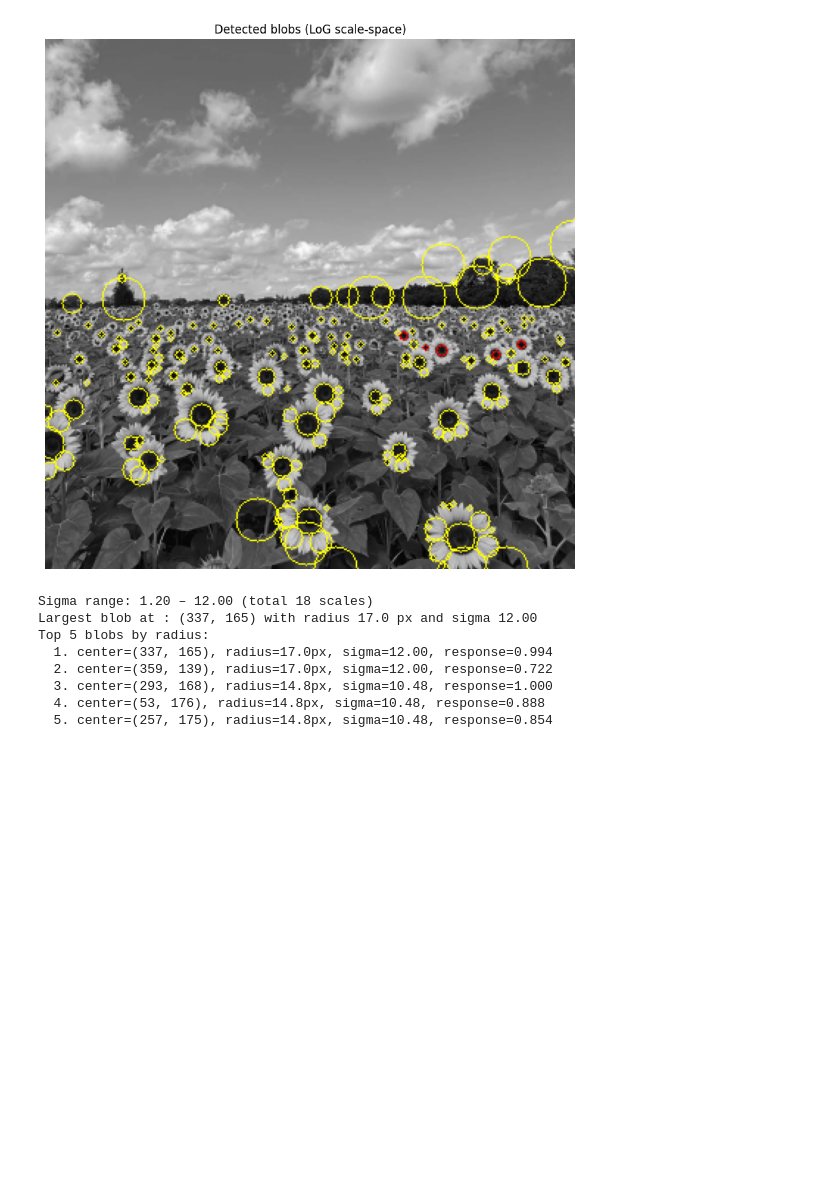
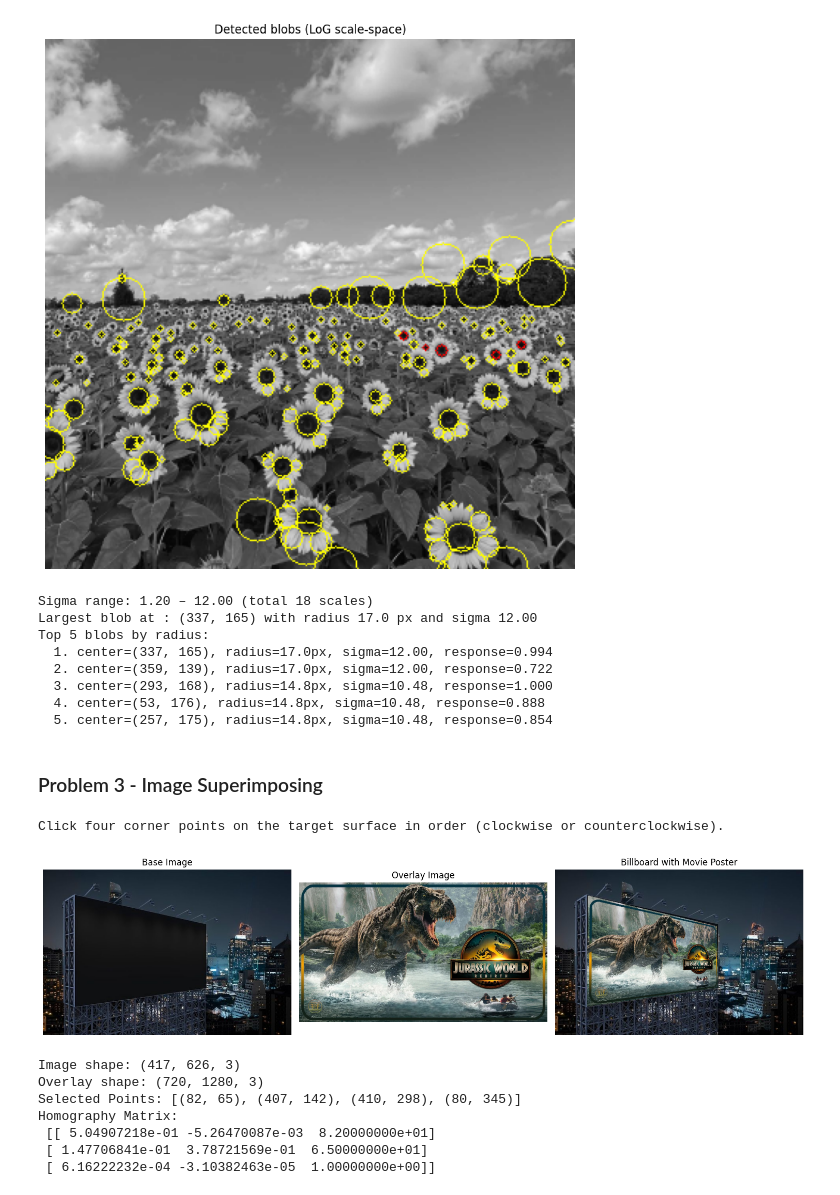
Before and after one commit to NaveenSanjaya/Image-Processing-and-Machine-Vision, a Jupyter notebook: assignment_02/assignment_02.ipynb, the cells around one changed output. Saved outputs shown, nothing was run; the diff lists cells and outputs as text; code cells hidden in the pictures; blank space fills up the shorter version.

```diff
--- a/assignment_02/assignment_02.ipynb
+++ b/assignment_02/assignment_02.ipynb
@@ -151,3 +138,5 @@ Top 5 blobs by radius:
   3. center=(293, 168), radius=14.8px, sigma=10.48, response=1.000
   4. center=(53, 176), radius=14.8px, sigma=10.48, response=0.888
   5. center=(257, 175), radius=14.8px, sigma=10.48, response=0.854
+# %% [markdown]
+### Problem 3 - Image Superimposing
@@ -153,0 +230,16 @@ Top 5 blobs by radius:
+# %%
+blended, H, points = superimpose_image_with_homography(
+    base_path="src/blank_billboard.jpeg",
+    overlay_path="src/movie_poster.jpg",
+    output_title='Billboard with Movie Poster'
+)
+# %% [output]
+Click four corner points on the target surface in order (clockwise or counterclockwise).
+[figure, added]
+Image shape: (417, 626, 3)
+Overlay shape: (720, 1280, 3)
+Selected Points: [(82, 65), (407, 142), (410, 298), (80, 345)]
+Homography Matrix:
+ [[ 5.04907218e-01 -5.26470087e-03  8.20000000e+01]
+ [ 1.47706841e-01  3.78721569e-01  6.50000000e+01]
+ [ 6.16222232e-04 -3.10382463e-05  1.00000000e+00]]
```
Also changed, not shown: parts of 5 cells of this notebook, 4 other files.
